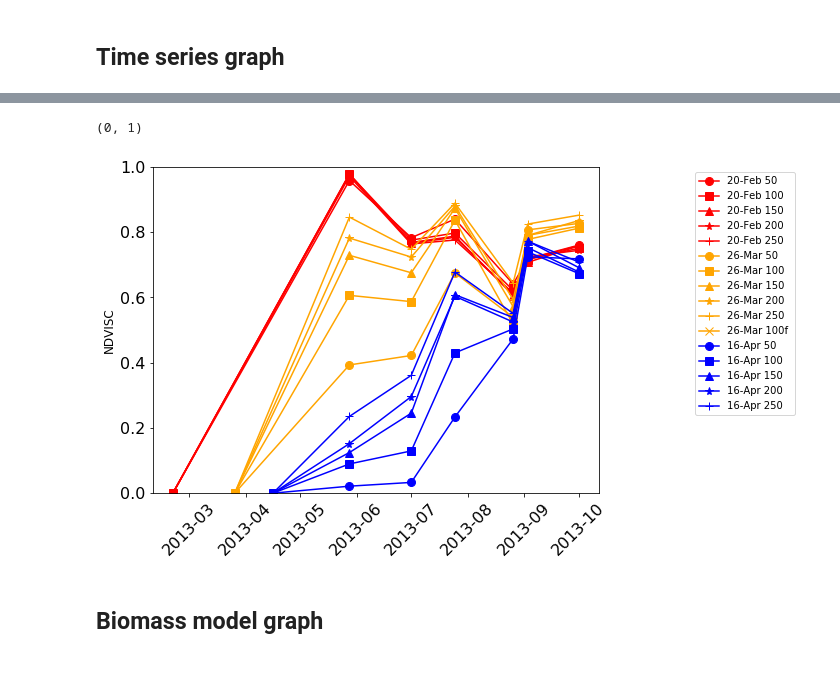
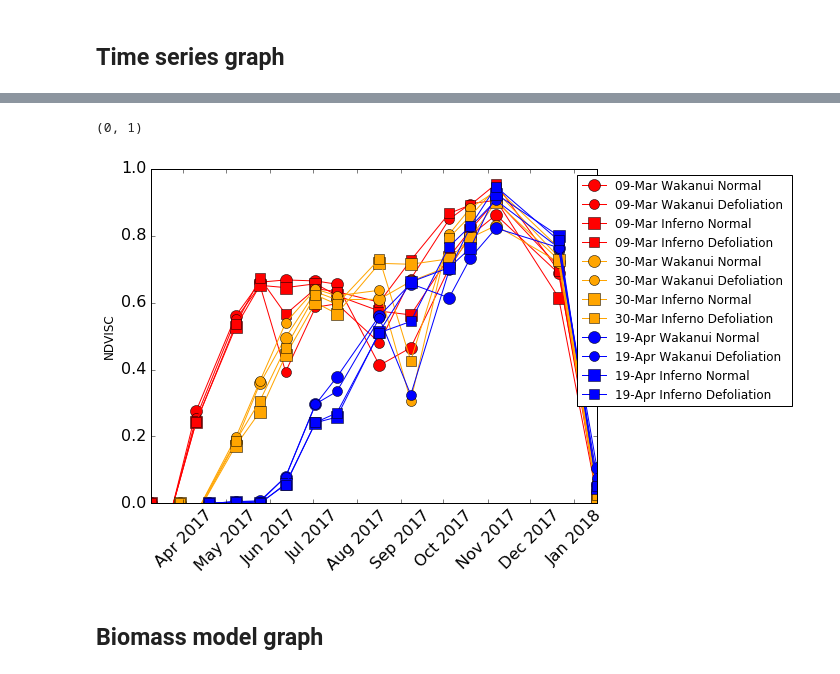
Before and after one commit to HamishBrownPFR/2020, a Jupyter notebook: CombinedAnalysis.ipynb, the cells around one changed output, grey strips where cells are left out. Drawn from its saved outputs; the diff is of its cells as text; code cells hidden in the pictures.

```diff
--- a/CombinedAnalysis.ipynb
+++ b/CombinedAnalysis.ipynb
@@ -981,11 +689,11 @@ plt.ylim(0,1)
 # %%
-Year = 2013
+Year = 2017
 Variable = 'NDVISC'
 MakeTimeCoarseGraph(Year,Variable)
 plt.ylim(0,1)
 # %% [output]
 (0, 1)
-[figure, old version]
+[figure, new version]
 # %% [markdown]
 ## Biomass model graph
 # %%
```
Also changed, not shown: parts of 62 cells of this notebook.
